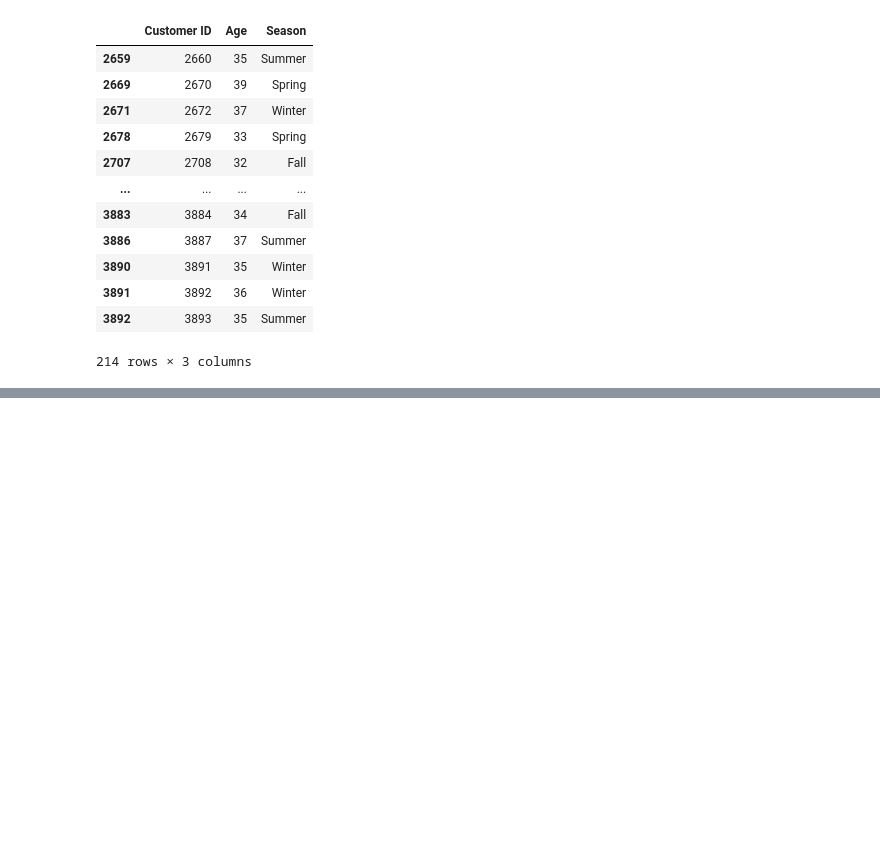
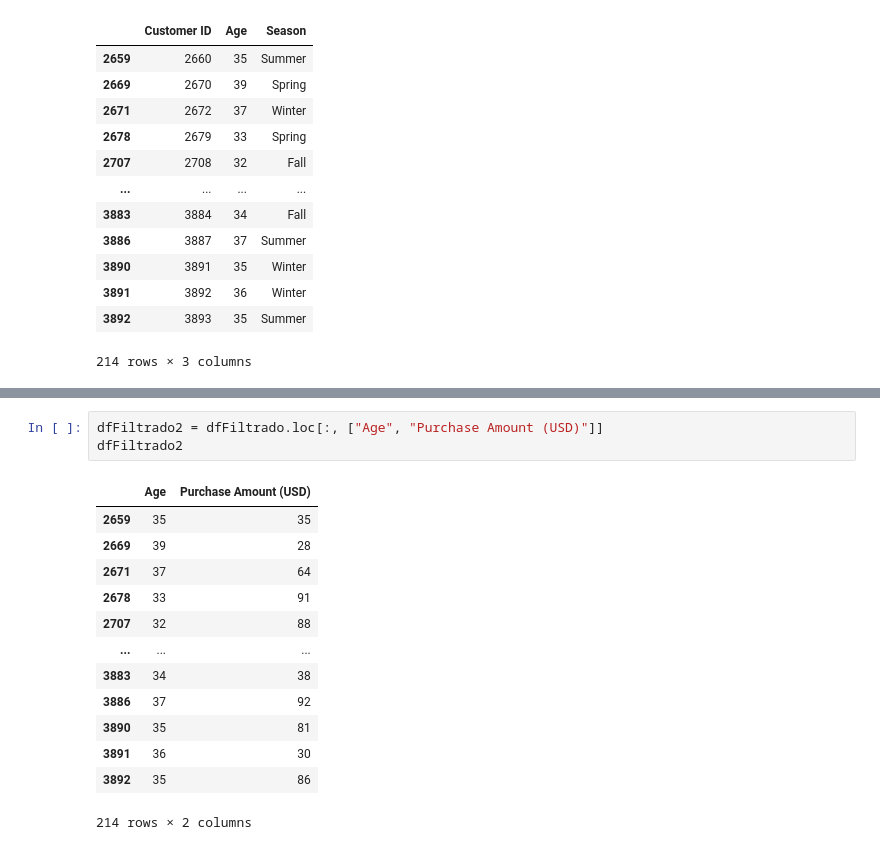
Before and after one commit to igeam/on26-python-s13-projeto-guiado-II, a Jupyter notebook: exercicios/para-casa/ExS13-analiseDados.ipynb, the cells around one changed output, grey strips where cells are left out. Cells and saved outputs as stored; diff of their text form; blank space fills up the shorter version.

```diff
--- a/exercicios/para-casa/ExS13-analiseDados.ipynb
+++ b/exercicios/para-casa/ExS13-analiseDados.ipynb
@@ -81,0 +89,17 @@ AttributeError: module 'matplotlib' has no attribute 'xlabel'
+# %%
+dfFiltrado2 = dfFiltrado.loc[:, ["Age", "Purchase Amount (USD)"]]
+dfFiltrado2
+# %% [output]
+|  | Age | Purchase Amount (USD) |
+| 2659 | 35 | 35 |
+| 2669 | 39 | 28 |
+| 2671 | 37 | 64 |
+| 2678 | 33 | 91 |
+| 2707 | 32 | 88 |
+| ... | ... | ... |
+| 3883 | 34 | 38 |
+| 3886 | 37 | 92 |
+| 3890 | 35 | 81 |
+| 3891 | 36 | 30 |
+| 3892 | 35 | 86 |
+214 rows × 2 columns
```
Also changed, not shown: parts of 14 cells of this notebook, 1 other file.
